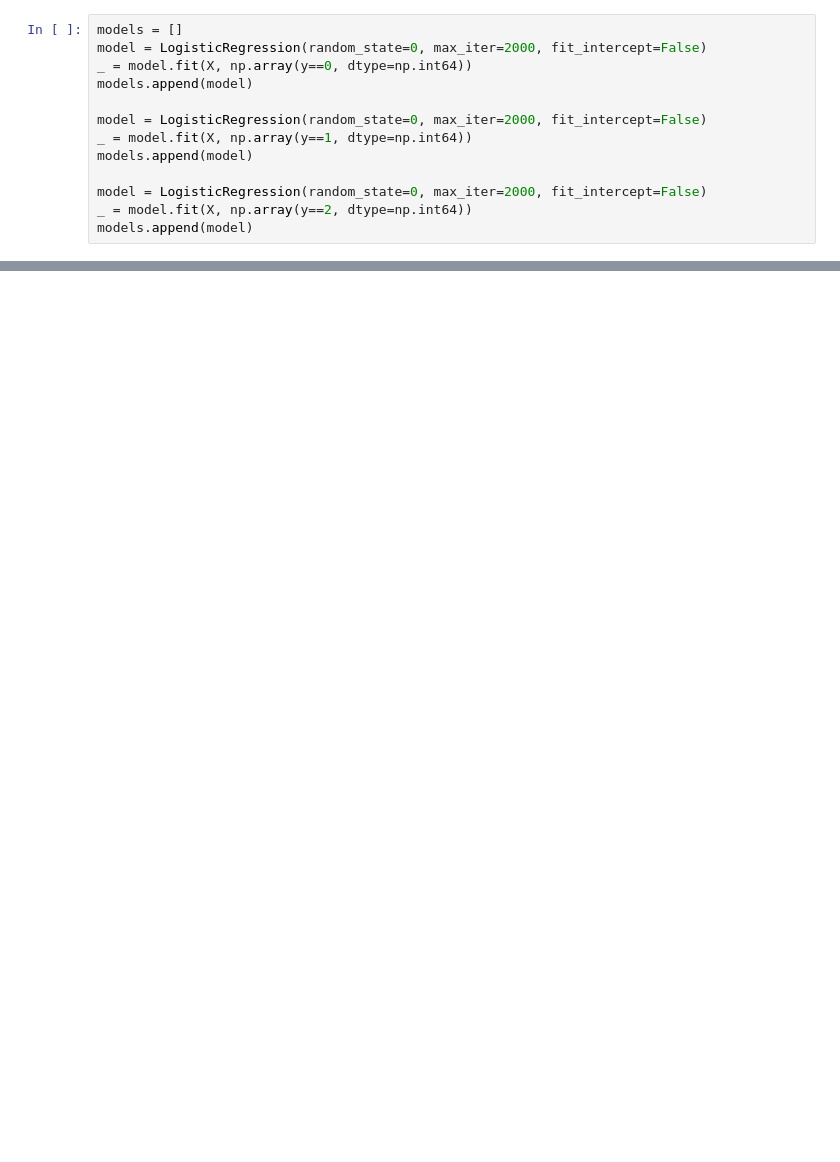
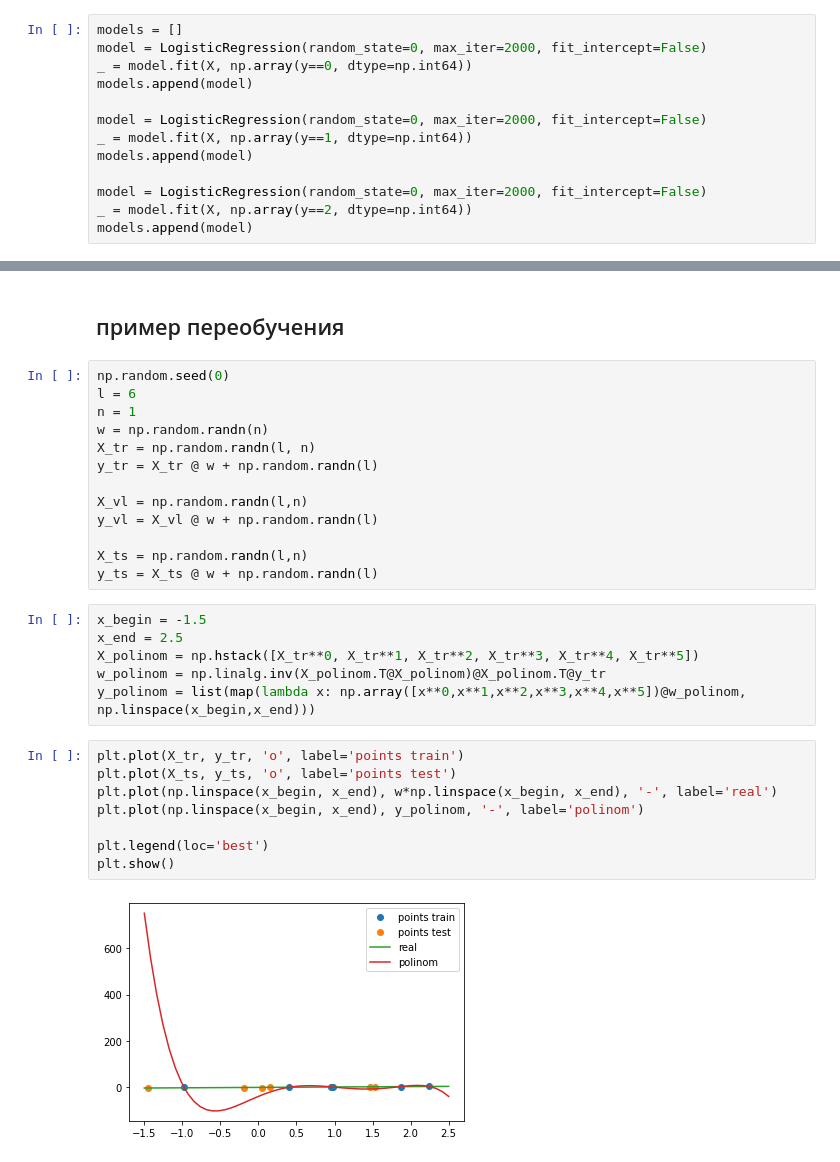
Before and after one commit to AlexeyTri/MLSeminars, a Jupyter notebook: seminar1/Основные_понятия_примеры_прикладных_задач.ipynb, the cells around one changed output, grey strips where cells are left out. Drawn from its saved outputs; the diff is of its cells as text; blank space fills up the shorter version.

```diff
--- a/seminar1/Основные_понятия_примеры_прикладных_задач.ipynb
+++ b/seminar1/Основные_понятия_примеры_прикладных_задач.ipynb
@@ -310,0 +368,31 @@ plt.show()
+# %% [markdown]
+## пример переобучения
+# %%
+np.random.seed(0)
+l = 6
+n = 1
+w = np.random.randn(n)
+X_tr = np.random.randn(l, n)
+y_tr = X_tr @ w + np.random.randn(l)
+
+X_vl = np.random.randn(l,n)
+y_vl = X_vl @ w + np.random.randn(l)
+
+X_ts = np.random.randn(l,n)
+y_ts = X_ts @ w + np.random.randn(l)
+# %%
+x_begin = -1.5
+x_end = 2.5
+X_polinom = np.hstack([X_tr**0, X_tr**1, X_tr**2, X_tr**3, X_tr**4, X_tr**5])
+w_polinom = np.linalg.inv(X_polinom.T@X_polinom)@X_polinom.T@y_tr
+y_polinom = list(map(lambda x: np.array([x**0,x**1,x**2,x**3,x**4,x**5])@w_polinom, np.linspace(x_begin,x_end)))
+# %%
+plt.plot(X_tr, y_tr, 'o', label='points train')
+plt.plot(X_ts, y_ts, 'o', label='points test')
+plt.plot(np.linspace(x_begin, x_end), w*np.linspace(x_begin, x_end), '-', label='real')
+plt.plot(np.linspace(x_begin, x_end), y_polinom, '-', label='polinom')
+
+plt.legend(loc='best')
+plt.show()
+# %% [output]
+[figure, added]
```
Also changed, not shown: parts of 14 cells of this notebook.
